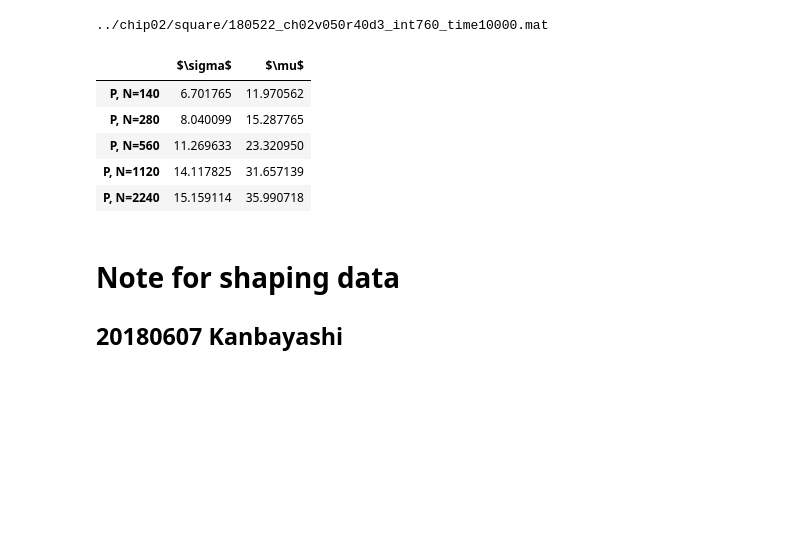
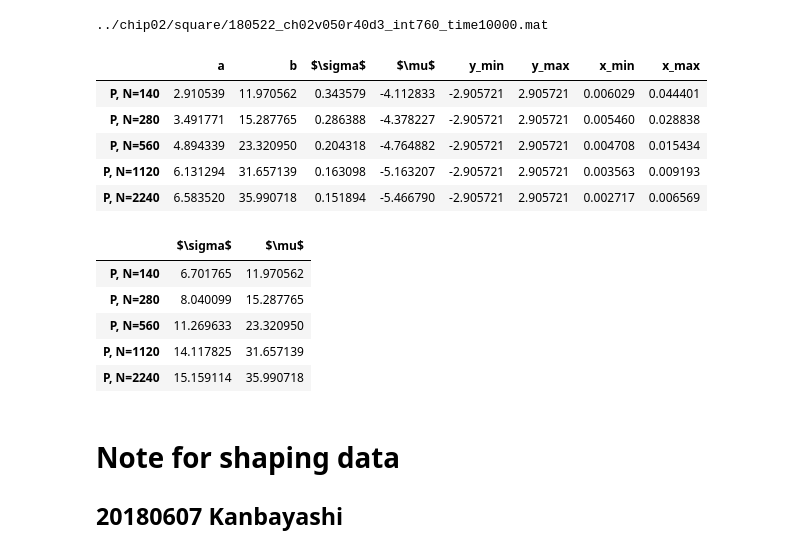
Before and after one commit to adshidtadka/random_telegraph_noise, a Jupyter notebook: apprecation/qqplot_wid_rtn_xscale_square.ipynb, the cells around one changed output. Cells and saved outputs as stored; diff of their text form; code cells hidden in the pictures; blank space fills up the shorter version.

```diff
--- a/apprecation/qqplot_wid_rtn_xscale_square.ipynb
+++ b/apprecation/qqplot_wid_rtn_xscale_square.ipynb
@@ -51,6 +55,46 @@ for k, v in enumerate(data):
     dfof_ary[k]['y'] = stats.probplot(dfof_ary[k]['delta_f'])[0][0].tolist()
     dfof_ary[k]['x'] = stats.probplot(dfof_ary[k]['delta_f'])[0][1].tolist()
 #     print(np.corrcoef(wid_data[k], dfof_ary[k]))
+# %%
+# 最小二乗法を用いて近似式を導出
+
+def fit_func(parameter,x,y):
+    a=parameter[0]
+    b=parameter[1]
+    residual=y-(a*x+b)
+    return residual
+
+parameter0=[-6,-4]
+
+least_squares_arr =[]
+for k, v in enumerate(data):
+    x_arr = np.log(dfof_ary[k]['x'].values)
+    y_arr = dfof_ary[k]['y'].values
+    result = scipy.optimize.leastsq(fit_func,parameter0,args=(x_arr,y_arr))[0].tolist()
+
+    # y = a * log(x) + b を x = 変換
+    result.append(1/ result[0])
+    result.append(-result[1]/result[0])
+
+    # 近似直線用の2点
+    result.append(min(dfof_ary[k]['y']))
+    result.append(max(dfof_ary[k]['y']))
+
+    result.append(math.exp(min(dfof_ary[k]['y'])*result[2] + result[3]))
+    result.append(math.exp(max(dfof_ary[k]['y'])*result[2] + result[3]))
+
+    least_squares_arr.append(result)
+df = pd.DataFrame(least_squares_arr,
+                                  index=['P, N=140', 'P, N=280', 'P, N=560', 'P, N=1120', 'P, N=2240'],
+                                  columns=['a', 'b', r'$\sigma$', r'$\mu$', 'y_min', 'y_max', 'x_min', 'x_max'])
+df
+# %% [output]
+|  | a | b | $\sigma$ | $\mu$ | y_min | y_max | x_min | x_max |
+| P, N=140 | 2.910539 | 11.970562 | 0.343579 | -4.112833 | -2.905721 | 2.905721 | 0.006029 | 0.044401 |
+| P, N=280 | 3.491771 | 15.287765 | 0.286388 | -4.378227 | -2.905721 | 2.905721 | 0.005460 | 0.028838 |
+| P, N=560 | 4.894339 | 23.320950 | 0.204318 | -4.764882 | -2.905721 | 2.905721 | 0.004708 | 0.015434 |
+| P, N=1120 | 6.131294 | 31.657139 | 0.163098 | -5.163207 | -2.905721 | 2.905721 | 0.003563 | 0.009193 |
+| P, N=2240 | 6.583520 | 35.990718 | 0.151894 | -5.466790 | -2.905721 | 2.905721 | 0.002717 | 0.006569 |
 # %%
 fig, ax = plt.subplots()
 plt.title("QQ-plot for Square")
```
Also changed, not shown: parts of 2 cells of this notebook, 19 other files.
